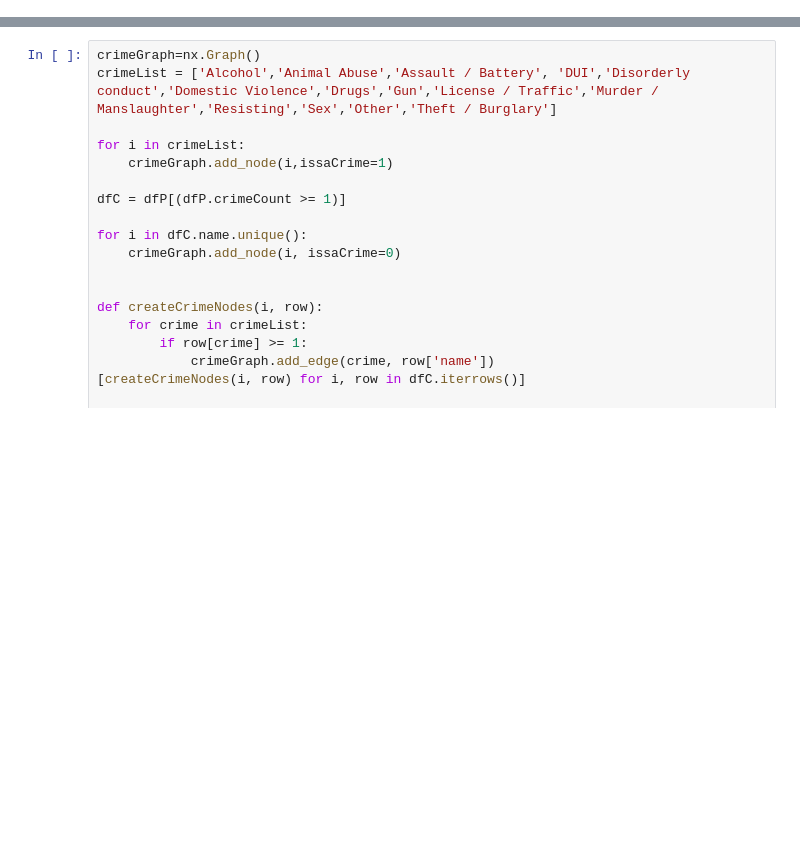
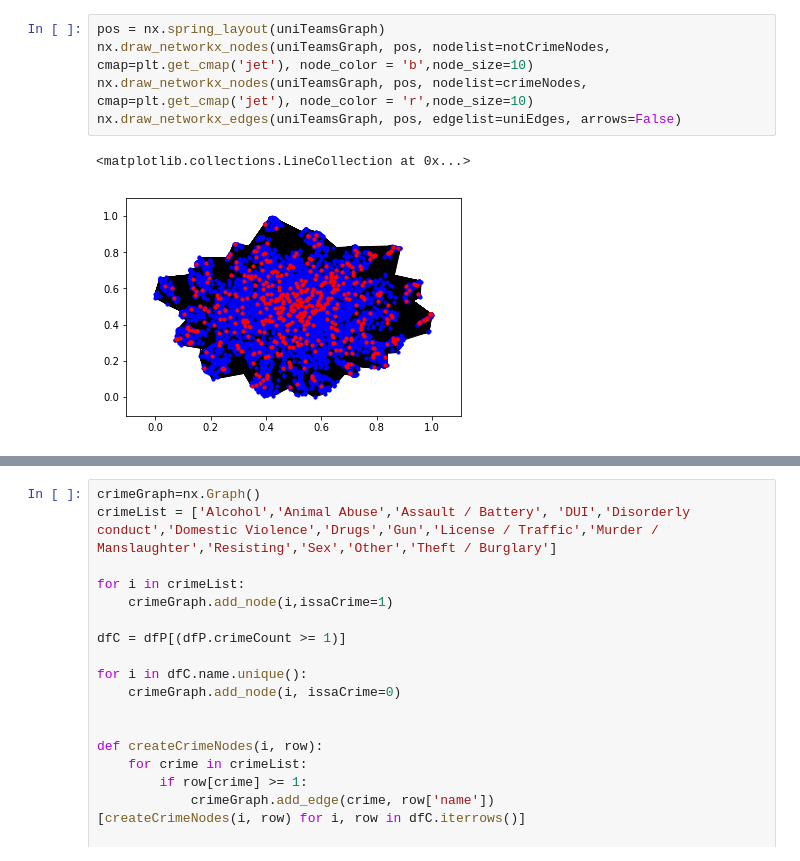
Before and after one commit to bradygerndt/nflarreststats, a Jupyter notebook: beginAnalysisNote.ipynb, the cells around one changed output, grey strips where cells are left out. Cells and saved outputs as stored; diff of their text form; blank space fills up the shorter version.

```diff
--- a/beginAnalysisNote.ipynb
+++ b/beginAnalysisNote.ipynb
@@ -117,0 +132,8 @@ plt.show()
+# %%
+pos = nx.spring_layout(uniTeamsGraph)
+nx.draw_networkx_nodes(uniTeamsGraph, pos, nodelist=notCrimeNodes, cmap=plt.get_cmap('jet'), node_color = 'b',node_size=10)
+nx.draw_networkx_nodes(uniTeamsGraph, pos, nodelist=crimeNodes, cmap=plt.get_cmap('jet'), node_color = 'r',node_size=10)
+nx.draw_networkx_edges(uniTeamsGraph, pos, edgelist=uniEdges, arrows=False)
+# %% [output]
+<matplotlib.collections.LineCollection at 0x...>
+[figure, added]
```
Also changed, not shown: parts of 8 cells of this notebook, 1 other file.
